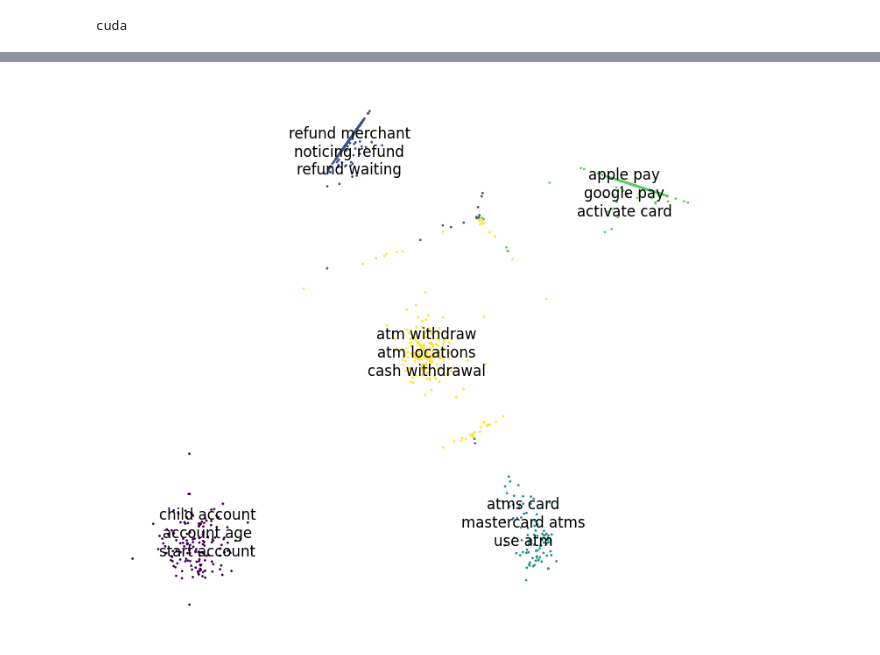
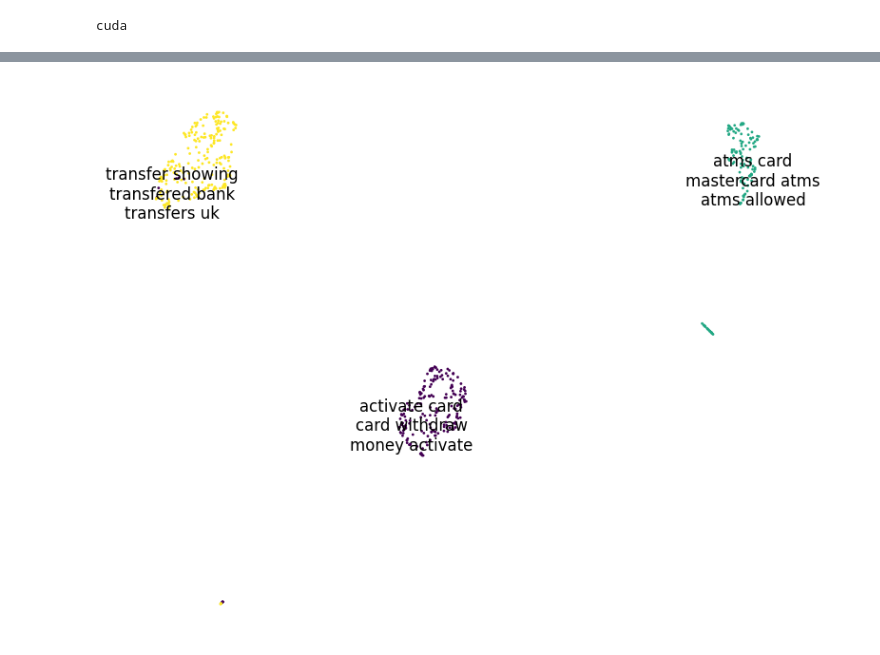
Before and after one commit to AlkinEmil/DeepClusteringForTexts, a Jupyter notebook: full_pipeline_simple.ipynb, the cells around one changed output, grey strips where cells are left out. Cells and saved outputs as stored; diff of their text form; code cells hidden in the pictures.

```diff
--- a/full_pipeline_simple.ipynb
+++ b/full_pipeline_simple.ipynb
@@ -105,0 +133,18 @@ topics = model.get_topics(base_data['text'].to_list(), base_embeds)
+# %%
+#umap_embeds = model.transform(base_embeds.to(device), batch_size=128)
+new_centers = dim_reduction.transform(model.get_centers())
+_, pred_clusters = model.transform_and_cluster(base_embeds.to(device))
+plt.figure(figsize=(9, 9))
+plt.scatter(*umap_features.T, c=base_clusters, s=1.0)
+#plt.scatter(*new_umap_embeds.T, c=base_clusters, s=1.0)
+for i, (x, y) in enumerate(new_centers):
+    if topics.get(i) is not None:
+        plt.text(x, y, "\n".join(topics[i]),
+                 horizontalalignment='center',
+                 verticalalignment='center',
+                 fontsize=12)# backgroundcolor='white')
+plt.gca().set_aspect("equal")
+plt.axis("off")
+#plt.title("Parametric UMAP for Banking77")
+#plt.legend()
+plt.show()
@@ -105,0 +166,14 @@ topics = model.get_topics(base_data['text'].to_list(), base_embeds)
+# %%
+base_embeds, base_idxs, base_data, base_clusters, base_idxs_pure = sample_clusters(
+    dataframe=data_all,
+    raw_embeds=embeds_t5_all,
+    cluster_num_list=[1, 4, 6],
+    noise_cluster_num_list=None,
+    noise_frac=0
+)
+# %%
+n_classes = 3
+inp_dim = 1024
+feat_dim = 10
+model = TextClustering(n_classes, inp_dim, feat_dim, base_embeds)
+losses1, losses2 = model.fit(base_embeds)
@@ -106,19 +187,24 @@ topics = model.get_topics(base_data['text'].to_list(), base_embeds)
+# %%
+dec_features, pred_clusters = model.transform_and_cluster(base_embeds)
+dim_reduction = umap.UMAP(random_state=42, n_components=2)
+umap_features = dim_reduction.fit_transform(dec_features)
+topics = model.get_topics(base_data['text'].to_list(), base_embeds)
 # %%
 #umap_embeds = model.transform(base_embeds.to(device), batch_size=128)
-new_centers = model.get_centers()
+new_centers = dim_reduction.transform(model.get_centers())
 _, pred_clusters = model.transform_and_cluster(base_embeds.to(device))
 plt.figure(figsize=(9, 9))
-plt.scatter(*umap_embeds.T, c=pred_clusters, s=1.0)
+plt.scatter(*umap_features.T, c=base_clusters, s=1.0)
 #plt.scatter(*new_umap_embeds.T, c=base_clusters, s=1.0)
 for i, (x, y) in enumerate(new_centers):
     plt.text(x, y, "\n".join(topics[i]),
              horizontalalignment='center',
              verticalalignment='center',
              fontsize=12)# backgroundcolor='white')
 plt.gca().set_aspect("equal")
 plt.axis("off")
 #plt.title("Parametric UMAP for Banking77")
 #plt.legend()
 plt.show()
 # %% [output]
-[figure, old version]
+[figure, new version]
```
Also changed, not shown: parts of 14 cells of this notebook, 5 other files.
